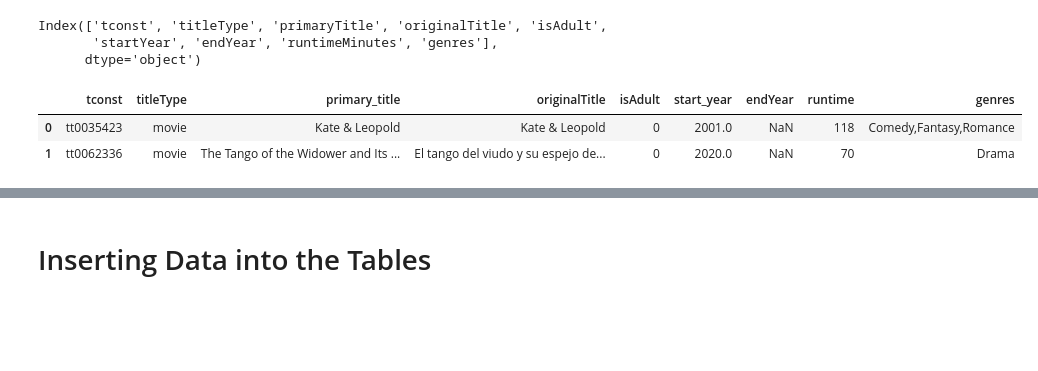
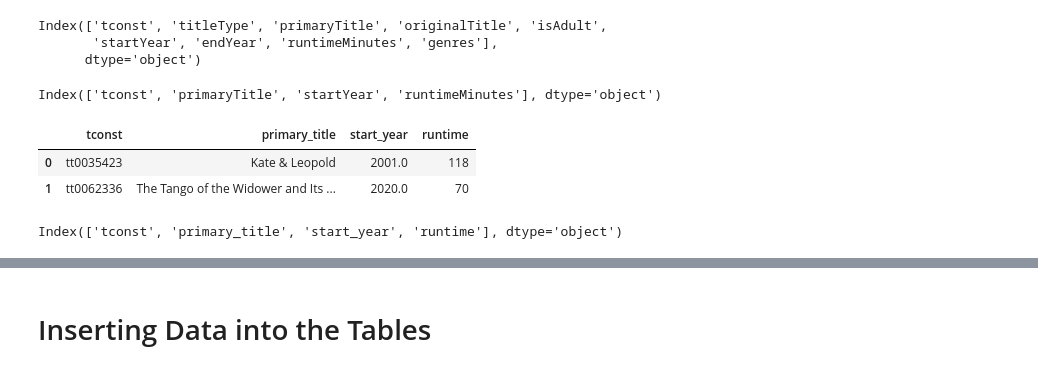
Before and after one commit to lrnrdr/Lori-pt-data-enrichment, a Jupyter notebook: Part_2.ipynb, the cells around one changed output, grey strips where cells are left out. Drawn from its saved outputs; the diff is of its cells as text; code cells hidden in the pictures; blank space fills up the shorter version.

```diff
--- a/Part_2.ipynb
+++ b/Part_2.ipynb
@@ -64,10 +86,10 @@ memory usage: 1.6+ MB
 | 3 | tt0088751 | 5.2 | 336 |
 | 4 | tt0096056 | 5.6 | 846 |
 # %%
-# Read in the title basics dsv data and preview
-Title_Basics = pd.read_csv('Data/Title_Basics.csv')
-Title_Basics.info()
-Title_Basics.head()
+# Read in the title basics csv data and preview
+title_basics = pd.read_csv('Data/Title_Basics.csv')
+title_basics.info()
+title_basics.head()
 # %% [output]
 <class 'pandas.core.frame.DataFrame'>
 RangeIndex: 86979 entries, 0 to 86978
@@ -186,17 +212,29 @@ Title_Basics.columns
 Index(['tconst', 'titleType', 'primaryTitle', 'originalTitle', 'isAdult',
        'startYear', 'endYear', 'runtimeMinutes', 'genres'],
       dtype='object')
+# %%
+# remove unnecessary multiple columns
+title_basics.drop(columns=['titleType', 'originalTitle', 'isAdult', 'endYear', 'genres'], inplace=True)
+title_basics.columns
+# %% [output]
+Index(['tconst', 'primaryTitle', 'startYear', 'runtimeMinutes'], dtype='object')
 # %%
 # Rename columns to match ERD/SQL table  {dataframe(csv):ERD_database}
 rename_map = {"primaryTitle":"primary_title",
              "startYear":"start_year",
              "runtimeMinutes":"runtime"}
-Title_Basics = Title_Basics.rename(rename_map,axis=1)
-Title_Basics.head(2)
+title_basics = title_basics.rename(rename_map,axis=1)
+title_basics.head(2)
 # %% [output]
-|  | tconst | titleType | primary_title | originalTitle | isAdult | start_year | endYear | runtime | genres |
-| 0 | tt0035423 | movie | Kate & Leopold | Kate & Leopold | 0 | 2001.0 | NaN | 118 | Comedy,Fantasy,Romance |
-| 1 | tt0062336 | movie | The Tango of the Widower and Its ... | El tango del viudo y su espejo de... | 0 | 2020.0 | NaN | 70 | Drama |
+|  | tconst | primary_title | start_year | runtime |
+| 0 | tt0035423 | Kate & Leopold | 2001.0 | 118 |
+| 1 | tt0062336 | The Tango of the Widower and Its ... | 2020.0 | 70 |
+# %%
+# Re-Checking dataframe's (csv data) columns have been corrected
+title_basics.columns
+# yes they have been corrected and match the database now
+# %% [output]
+Index(['tconst', 'primary_title', 'start_year', 'runtime'], dtype='object')
 # %%
 # Reviewing (ERD/database/SQL table's) data types (This will compare datatypes in the (ERD)database vs (CSV)our dataframe)
 # Note that the datatypes will not be an exact match but a general match.
```
Also changed, not shown: parts of 28 cells of this notebook, 3 other files.
